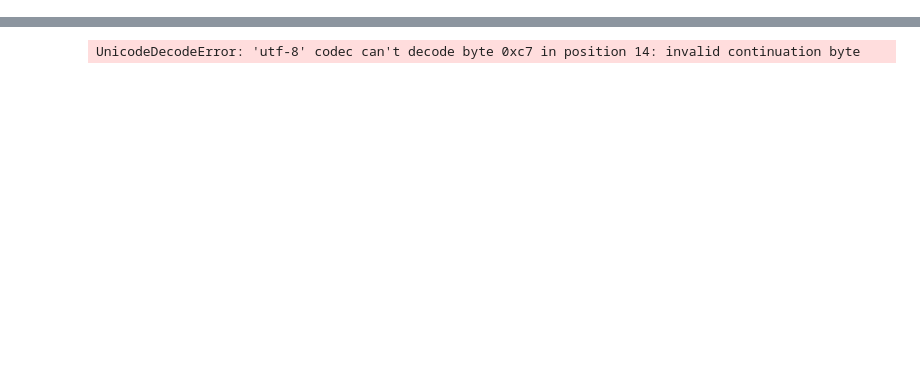
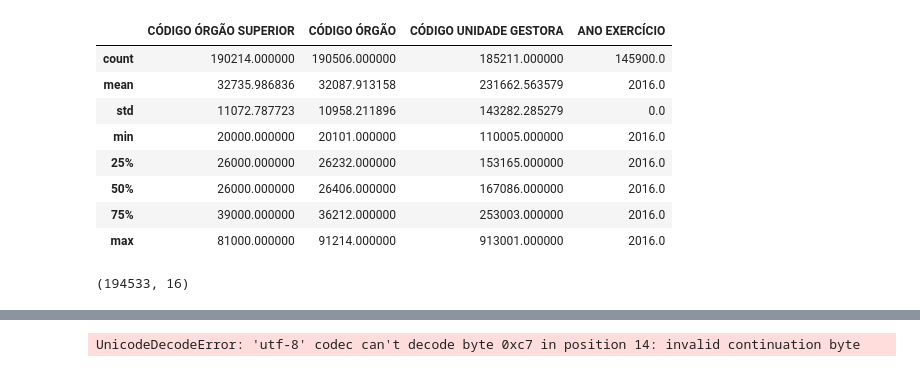
Before and after one commit to Rcm89/Proyecto2-EDA-Ingresos-Publicos-Brasil, a Jupyter notebook: notebooks/notebook_archivos.ipynb, the cells around one changed output, grey strips where cells are left out. Cells and saved outputs as stored; diff of their text form; code cells hidden in the pictures; blank space fills up the shorter version.

```diff
--- a/notebooks/notebook_archivos.ipynb
+++ b/notebooks/notebook_archivos.ipynb
@@ -34,3 +142,19 @@ df1_2016.head(3)
 | 0 | 63000.0 | Advocacia-Geral da União | 63000.0 | Advocacia-Geral da União - Unidad... | 110060.0 | ... |
 | 1 | 63000.0 | Advocacia-Geral da União | 63000.0 | Advocacia-Geral da União - Unidad... | 110060.0 | ... |
 | 2 | 63000.0 | Advocacia-Geral da União | 63000.0 | Advocacia-Geral da União - Unidad... | 110060.0 | ... |
+# %%
+df1_2016.describe()
+# %% [output]
+|  | CÓDIGO ÓRGÃO SUPERIOR | CÓDIGO ÓRGÃO | CÓDIGO UNIDADE GESTORA | ANO EXERCÍCIO |
+| count | 190214.000000 | 190506.000000 | 185211.000000 | 145900.0 |
+| mean | 32735.986836 | 32087.913158 | 231662.563579 | 2016.0 |
+| std | 11072.787723 | 10958.211896 | 143282.285279 | 0.0 |
+| min | 20000.000000 | 20101.000000 | 110005.000000 | 2016.0 |
+| 25% | 26000.000000 | 26232.000000 | 153165.000000 | 2016.0 |
+| 50% | 26000.000000 | 26406.000000 | 167086.000000 | 2016.0 |
+| 75% | 39000.000000 | 36212.000000 | 253003.000000 | 2016.0 |
+| max | 81000.000000 | 91214.000000 | 913001.000000 | 2016.0 |
+# %%
+df1_2016.shape
+# %% [output]
+(194533, 16)
```
Also changed, not shown: parts of 26 cells of this notebook.
